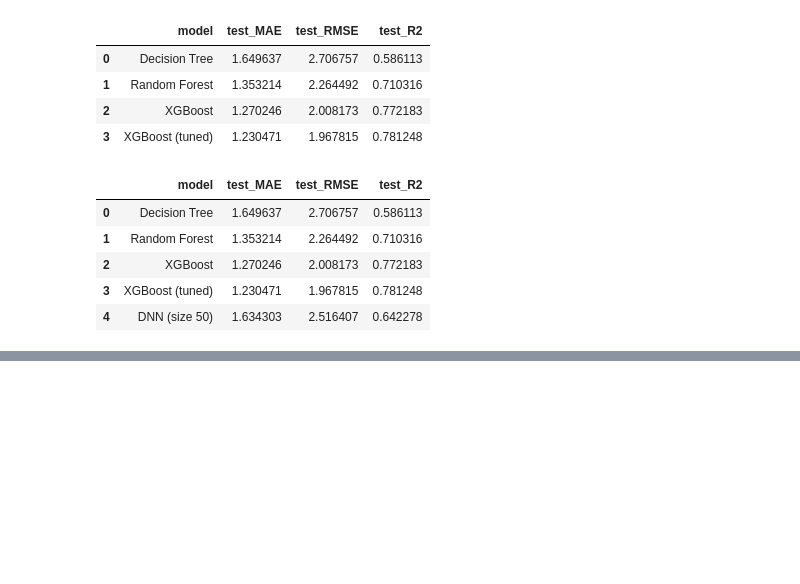
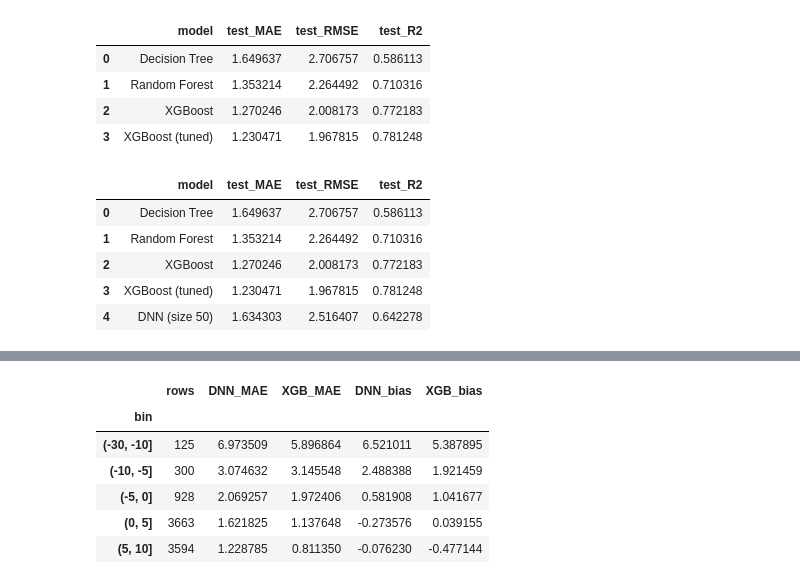
Before and after one commit to BoniYu/Deep-Neural-Network-for-VLE, a Jupyter notebook: notebook/other_models.ipynb, the cells around one changed output, grey strips where cells are left out. Drawn from its saved outputs; the diff is of its cells as text; code cells hidden in the pictures; blank space fills up the shorter version.

```diff
--- a/notebook/other_models.ipynb
+++ b/notebook/other_models.ipynb
@@ -519,0 +572,20 @@ pd.DataFrame(results_test)
+# %%
+# Pressure ranges side by side
+bins = [-30, -10, -5, 0, 5, 10]
+for name_, e in [('DNN', err_dnn), ('XGB', err_xgb)]:
+    e['bin'] = pd.cut(e['ln_P'], bins=bins)
+pd.DataFrame({
+    'rows': err_dnn.groupby('bin', observed=True).size(),
+    'DNN_MAE': err_dnn.groupby('bin', observed=True)['abs_error'].mean(),
+    'XGB_MAE': err_xgb.groupby('bin', observed=True)['abs_error'].mean(),
+    'DNN_bias': err_dnn.groupby('bin', observed=True)['error'].mean(),
+    'XGB_bias': err_xgb.groupby('bin', observed=True)['error'].mean(),
+})
+# %% [output]
+|  | rows | DNN_MAE | XGB_MAE | DNN_bias | XGB_bias |
+| bin |  |  |  |  |  |
+| (-30, -10] | 125 | 6.973509 | 5.896864 | 6.521011 | 5.387895 |
+| (-10, -5] | 300 | 3.074632 | 3.145548 | 2.488388 | 1.921459 |
+| (-5, 0] | 928 | 2.069257 | 1.972406 | 0.581908 | 1.041677 |
+| (0, 5] | 3663 | 1.621825 | 1.137648 | -0.273576 | 0.039155 |
+| (5, 10] | 3594 | 1.228785 | 0.811350 | -0.076230 | -0.477144 |
```
Also changed, not shown: parts of 5 cells of this notebook, 1 other file.
